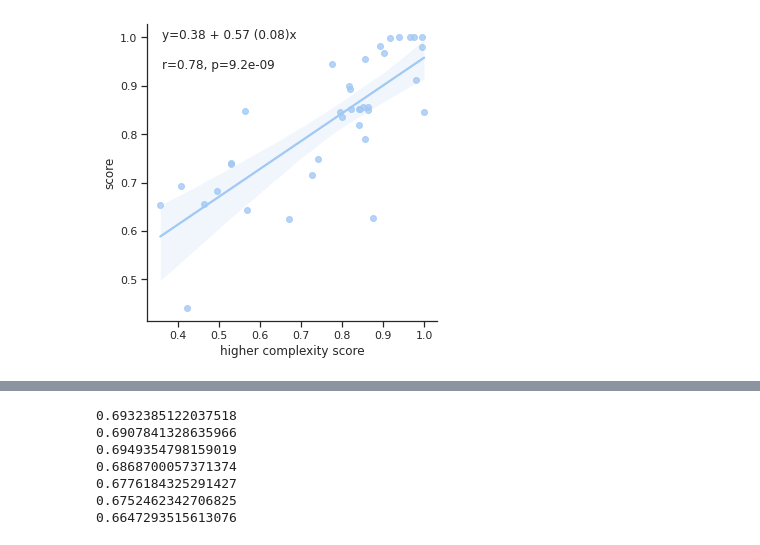
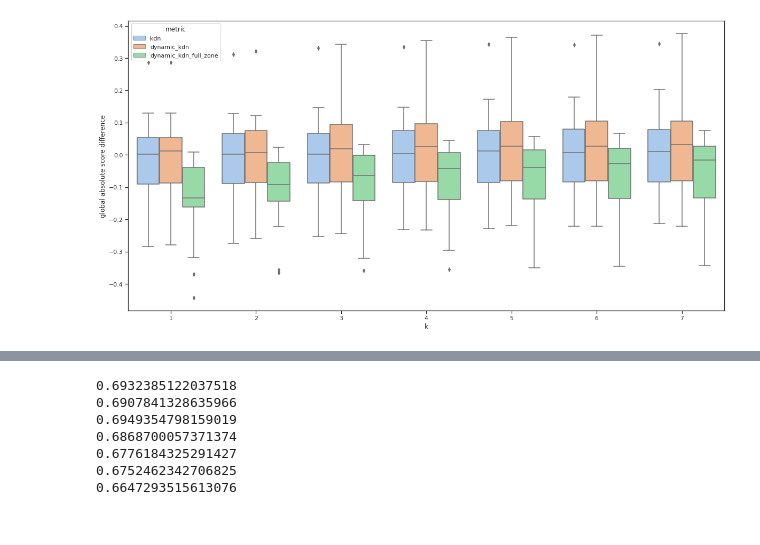
Before and after one commit to Vacek-Ace/dkdn, a Jupyter notebook: notebooks/k_sensitivity.ipynb, the cells around one changed output, grey strips where cells are left out. Cells and saved outputs as stored; diff of their text form; code cells hidden in the pictures.

```diff
--- a/notebooks/k_sensitivity.ipynb
+++ b/notebooks/k_sensitivity.ipynb
@@ -112,5 +3,0 @@ plt.axhline(0, ls='--', c='red');
-# %%
-sns.set(rc={'figure.figsize':(20,10)})
-sns.set_theme(style="ticks", palette="pastel")
-sns.boxplot(data=df, x="k", y="global absolute recall difference", hue="metric")
-plt.axhline(0, ls='--', c='red');
@@ -119,5 +3,0 @@ plt.axhline(0, ls='--', c='red');
-# %%
-sns.set(rc={'figure.figsize':(20,10)})
-sns.set_theme(style="ticks", palette="pastel")
-sns.boxplot(data=df, x="k", y="higher absolute recall difference", hue="metric")
-plt.axhline(0, ls='--', c='red');
@@ -126,5 +3,0 @@ plt.axhline(0, ls='--', c='red');
-# %%
-sns.set(rc={'figure.figsize':(20,10)})
-sns.set_theme(style="ticks", palette="pastel")
-sns.boxplot(data=df, x="k", y="lower absolute recall difference", hue="metric")
-plt.axhline(0, ls='--', c='red');
@@ -311,4 +3,0 @@ plot_reg(6, 'dynamic_kdn_full_zone', 'higher complexity score')
-# %%
-plot_reg(7, 'dynamic_kdn_full_zone', 'higher complexity score')
-# %% [output]
-[figure, removed]
@@ -314,0 +11,6 @@ plot_reg(7, 'dynamic_kdn_full_zone', 'higher complexity score')
+# %%
+df = k_sensitivity_df()
+# %%
+box_plot(df, "global absolute score difference")
+# %% [output]
+[figure, added]
```
Also changed, not shown: parts of 67 cells of this notebook, 5 other files.
